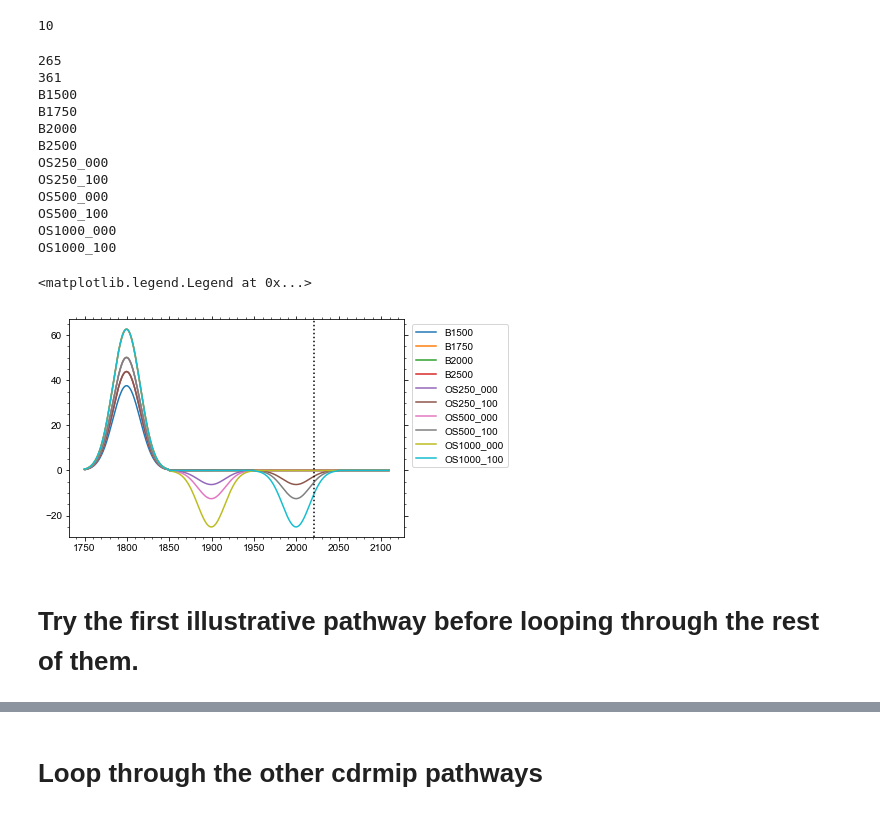
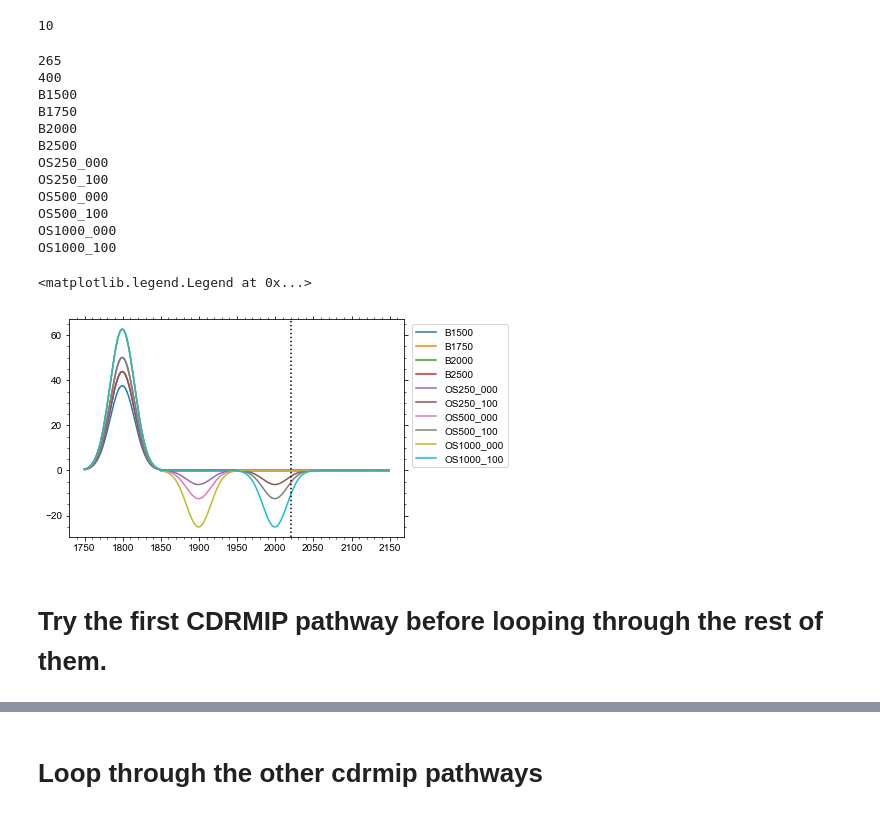
Before and after one commit to camillamathison/FaIR-Spice, a Jupyter notebook: notebooks/run-fair-ar6-cdrmip.ipynb, the cells around one changed output, grey strips where cells are left out. Cells and saved outputs as stored; diff of their text form; code cells hidden in the pictures.

Commit message:
Try to cp and extend JSON file to have 400 years of data

```diff
--- a/notebooks/run-fair-ar6-cdrmip.ipynb
+++ b/notebooks/run-fair-ar6-cdrmip.ipynb
@@ -184,14 +291,14 @@ ssp_df= pd.read_csv('/home/h02/hadcam/github/IllusPathwaysAR6_data/ZECMIP_IMPOSE
 #for yr in fill_years:
 #    ssp_df.loc[:, yr] = ssp_df[yr].fillna(ssp_df['2100'])
 
-#years = np.arange(1750, 2151)
+years = np.arange(1750, 2151)
+startyear = 1750
+first_scenyear = 2015
+last_scenyear = 2150
+#years = np.arange(1750, 2111)
 #startyear = 1750
 #first_scenyear = 2015
-#last_scenyear = 2150
-years = np.arange(1750, 2111)
-startyear = 1750
-first_scenyear = 2015
-last_scenyear = 2111
+#last_scenyear = 2111
 
 first_row = int(first_scenyear-startyear)
 print(first_row)
@@ -253,18 +360,18 @@ data_out = {}
 
 for scenario in scenarios:
     print(scenario)
-    #data_out[scenario] = np.ones((401, 40)) * np.nan
-    data_out[scenario] = np.ones((361, 40)) * np.nan
+    data_out[scenario] = np.ones((401, 40)) * np.nan
+    #data_out[scenario] = np.ones((361, 40)) * np.nan
     data_out[scenario][:,0] = years
 
     for i, specie in enumerate(species):
         #print(data_out[scenario].shape,ssp_df.loc[(ssp_df['Region']=='World')&(ssp_df['Scenario']==scenario)&(ssp_df['Variable'].str.endswith(specie)),str(startyear):'2014'].shape)
         data_out[scenario][:first_row,i+1] = ssp_df.loc[(ssp_df['Region']=='World')&(ssp_df['Scenario']==scenario)&(ssp_df['Variable'].str.endswith(specie)),str(startyear):'2014']*unit_convert[i+1]
-        f =  ssp_df.loc[(ssp_df['Region']=='World')&(ssp_df['Scenario']==scenario)&(ssp_df['Variable'].str.endswith(specie)),'2015':'2110'].dropna(axis=1)*unit_convert[i+1]
+        f =  ssp_df.loc[(ssp_df['Region']=='World')&(ssp_df['Scenario']==scenario)&(ssp_df['Variable'].str.endswith(specie)),'2015':'2150'].dropna(axis=1)*unit_convert[i+1]
         data_out[scenario][first_row:(last_row+1), i+1] = f
 # %% [output]
 265
-361
+400
 B1500
 B1750
 B2000
@@ -277,14 +384,14 @@ OS1000_000
 OS1000_100
 # %%
 for scenario in scenarios:
-    pl.plot(np.arange(1750, 2110), data_out[scenario][0:360,2], label=scenario)
+    pl.plot(np.arange(1750, 2150), data_out[scenario][0:400,2], label=scenario)
 pl.axvline(2021, ls=':', color='k')
 pl.legend(bbox_to_anchor=(1.01, 1), loc='upper left')
 # %% [output]
 <matplotlib.legend.Legend at 0x...>
-[figure, old version]
+[figure, new version]
 # %% [markdown]
-# Try the first illustrative pathway before looping through the rest of them.
+# Try the first CDRMIP pathway before looping through the rest of them.
 # %%
 results_out = {}
 # %%
```
Also changed, not shown: parts of 28 cells of this notebook.
